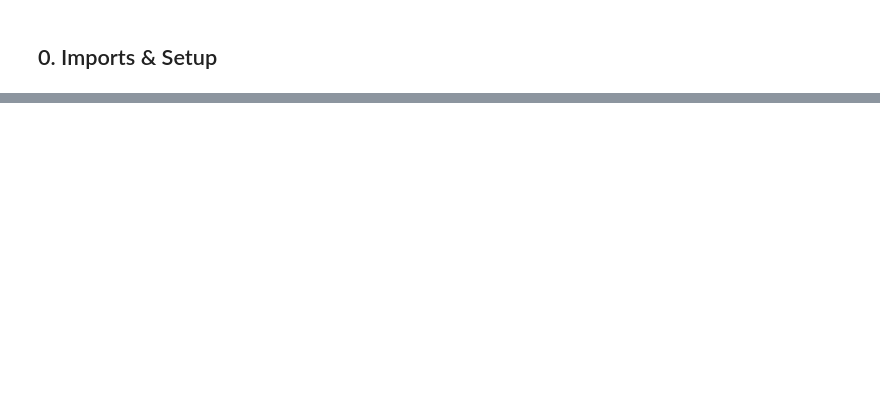
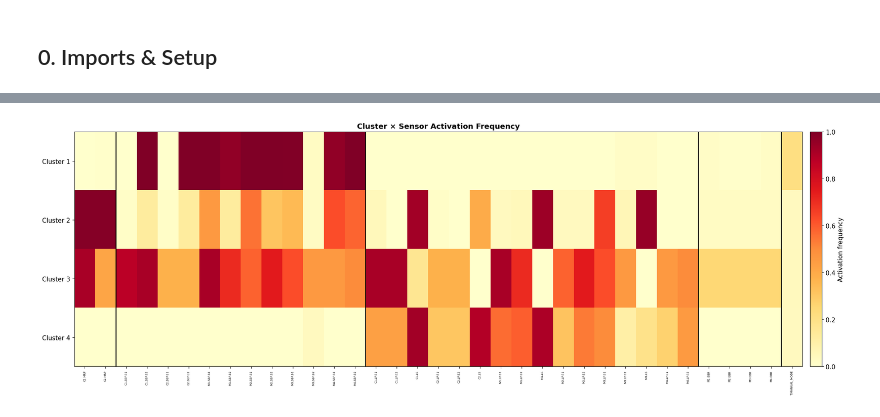
Before and after one commit to Emir515/Kurtulus-thesis, a Jupyter notebook: notebooks/02_anomaly_analysis.ipynb, the cells around one changed output, grey strips where cells are left out. Drawn from its saved outputs; the diff is of its cells as text; code cells hidden in the pictures; blank space fills up the shorter version.

```diff
--- a/notebooks/02_anomaly_analysis.ipynb
+++ b/notebooks/02_anomaly_analysis.ipynb
@@ -764,0 +589,54 @@ Top-right quadrant = useful sensors | Bottom-left quadrant = noise
+# %%
+# Heatmap: cluster × sensor activation frequency
+fig, ax = plt.subplots(figsize=(20, K * 1.5 + 1))
+
+# Build matrix: rows = clusters, cols = sensors (only ever-active ones)
+heat_data = np.zeros((K, len(active_sensor_names)))
+for c in range(1, K+1):
+    for j, s in enumerate(active_sensor_names):
+        heat_data[c-1, j] = cluster_profiles[c].get(s, 0)
+
+# Sort sensors by subsystem for grouping
+ss_order = ['APU', 'Brake', 'Leveling', 'Traction', 'Context']
+sorted_sensor_idx = sorted(range(len(active_sensor_names)),
+                           key=lambda i: (ss_order.index(get_subsystem(active_sensor_names[i]))
+                                          if get_subsystem(active_sensor_names[i]) in ss_order else 99,
+                                          active_sensor_names[i]))
+sorted_sensors = [active_sensor_names[i] for i in sorted_sensor_idx]
+heat_sorted = heat_data[:, sorted_sensor_idx]
+
+im = ax.imshow(heat_sorted, cmap='YlOrRd', aspect='auto', vmin=0, vmax=1)
+ax.set_yticks(range(K))
+ax.set_yticklabels([f'Cluster {c}' for c in range(1, K+1)])
+
+# Abbreviated sensor labels
+def short_name(s):
+    s = s.replace('CW1_','C1.').replace('CW2_','C2.')
+    s = s.replace('MW1_','M1.').replace('MW2_','M2.').replace('MW3_','M3.').replace('MW4_','M4.')
+    s = s.replace('_BOGIE1','.B1').replace('_BOGIE2','.B2')
+    s = s.replace('SPRING_BRAKE_PRESSURE','SBP').replace('BRAKE_CYLINDER_PRESSURE','BCP')
+    s = s.replace('PROPORTIONAL_VALVE_PRESSURE','PVP').replace('PNEUMATIC_BRAKING_FORCE','PBF')
+    s = s.replace('MAIN_RESERVOIR_PRESSURE','MRP').replace('LOAD_PRESSURE','LP')
+    s = s.replace('LOAD_SIGNAL','LS').replace('ENERGY_BRAKING_RESISTANCE','EBR')
+    s = s.replace('PROPORTIONAL_VALVE_PRESSURE_AVAILABLE','PVA').replace('PNEUMATIC_BRAKE_ACTIVE','PBA')
+    s = s.replace('COMPRESSOR_RUNNING','COMP').replace('SPRING_BRAKE_ACTIVE','SBA')
+    s = s.replace('TRAIN_','T.').replace('AMBIENT_TEMPERATURE','AMB_TEMP').replace('BRAKE_SIGNAL','BRK_SIG')
+    return s
+
+ax.set_xticks(range(len(sorted_sensors)))
+ax.set_xticklabels([short_name(s) for s in sorted_sensors], rotation=90, fontsize=5)
+
+# Draw subsystem boundaries
+prev_ss = None
+for j, s in enumerate(sorted_sensors):
+    ss = get_subsystem(s)
+    if ss != prev_ss and prev_ss is not None:
+        ax.axvline(j - 0.5, color='black', linewidth=1.5)
+    prev_ss = ss
+
+plt.colorbar(im, ax=ax, fraction=0.02, pad=0.01, label='Activation frequency')
+ax.set_title('Cluster × Sensor Activation Frequency', fontweight='bold')
+plt.tight_layout()
+plt.show()
+# %% [output]
+[figure, added]
```
Also changed, not shown: parts of 48 cells of this notebook, 4 other files.
